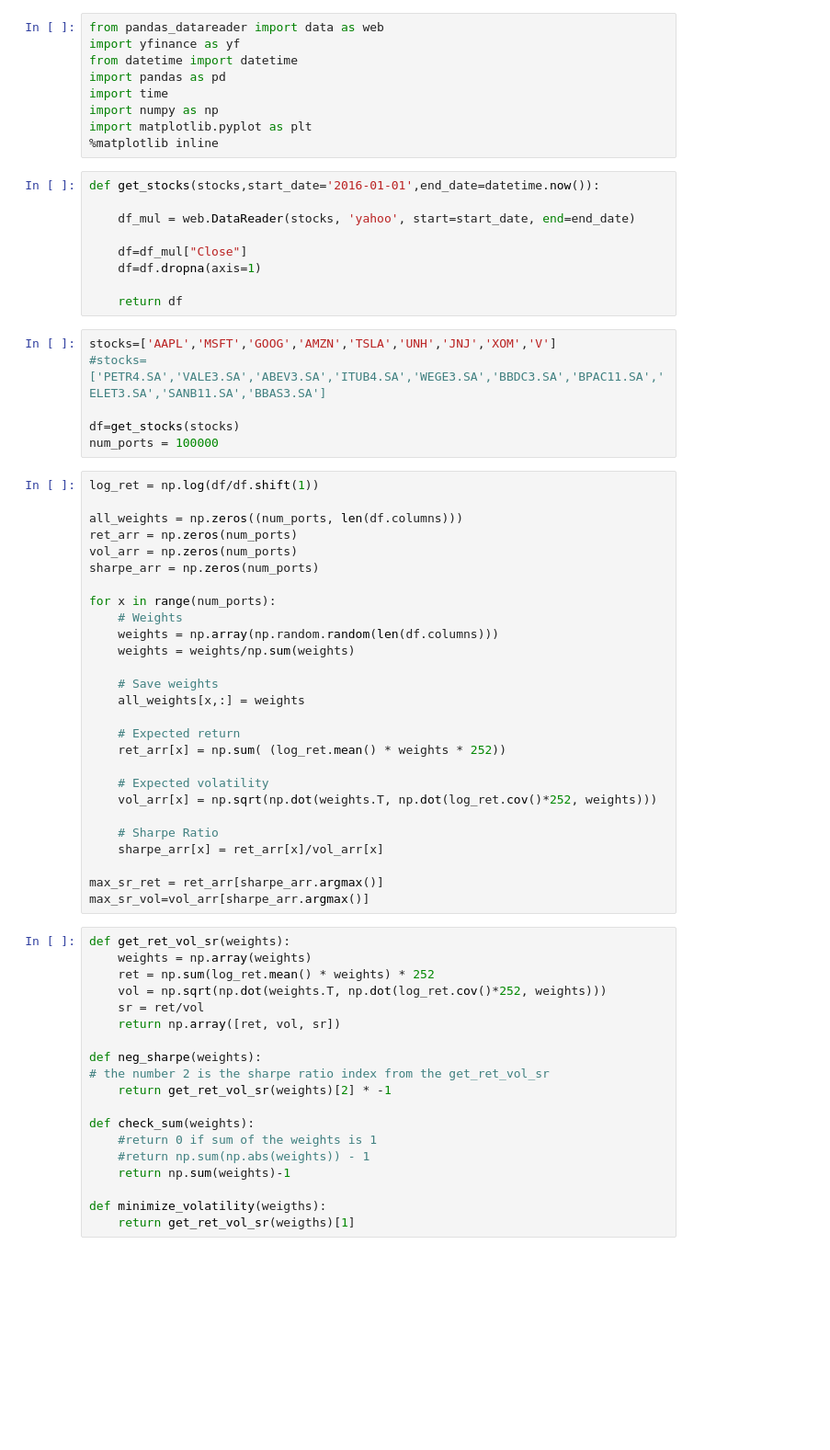
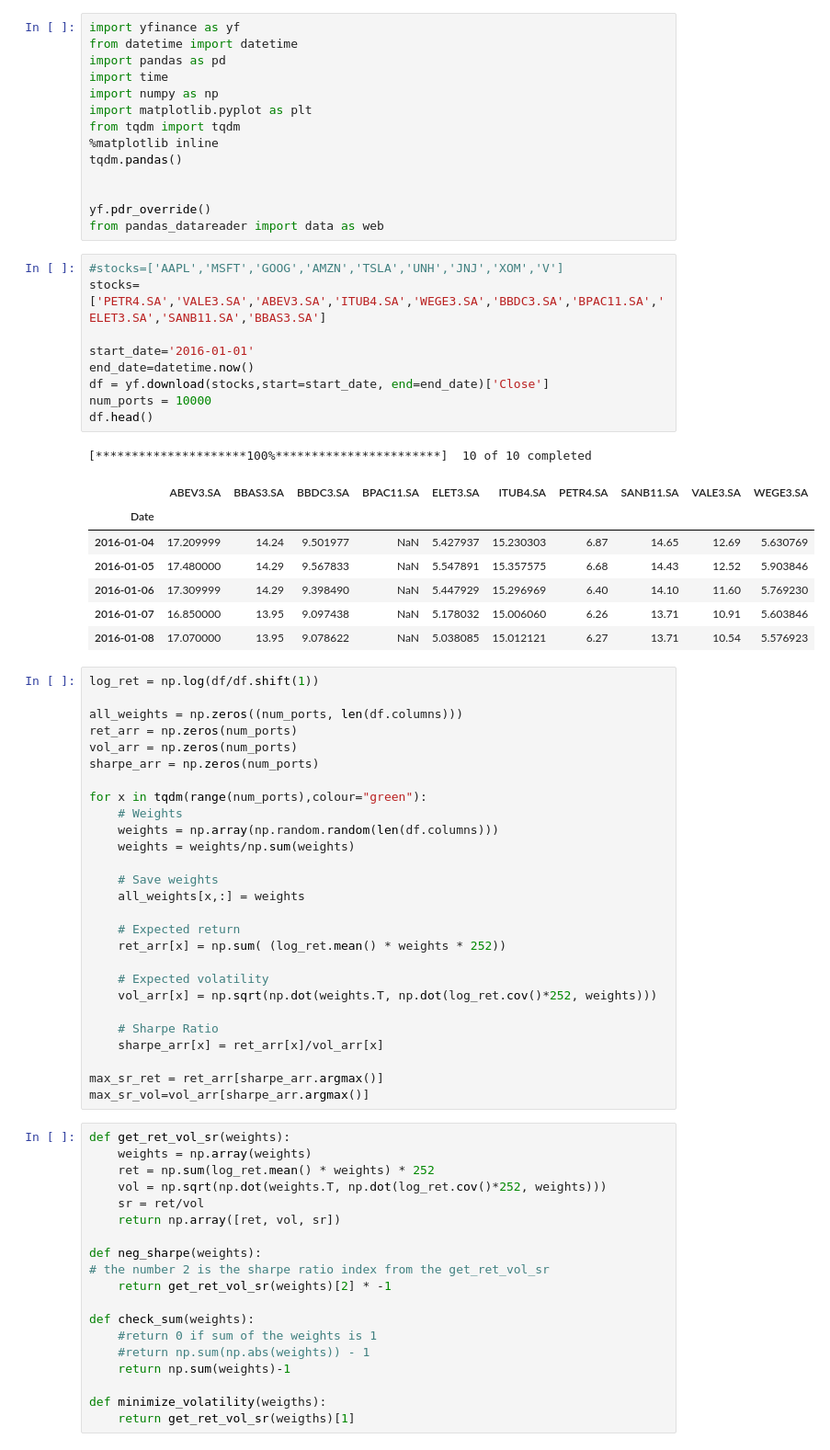
Before and after one commit to felipearb/finance, a Jupyter notebook: markowiz.ipynb, the cells around one changed output. Shown: that part at 92% size. Drawn from its saved outputs; the diff is of its cells as text; blank space fills up the shorter version.

```diff
--- a/markowiz.ipynb
+++ b/markowiz.ipynb
@@ -1,27 +1,35 @@
 # %%
-from pandas_datareader import data as web
 import yfinance as yf
 from datetime import datetime
 import pandas as pd
 import time
 import numpy as np
 import matplotlib.pyplot as plt
+from tqdm import tqdm
 %matplotlib inline
+tqdm.pandas()
+
+
+yf.pdr_override()
+from pandas_datareader import data as web
-# %%
-def get_stocks(stocks,start_date='2016-01-01',end_date=datetime.now()):
-
-    df_mul = web.DataReader(stocks, 'yahoo', start=start_date, end=end_date)
-
-    df=df_mul["Close"]
-    df=df.dropna(axis=1)
-
-    return df
 # %%
-stocks=['AAPL','MSFT','GOOG','AMZN','TSLA','UNH','JNJ','XOM','V']
-#stocks=['PETR4.SA','VALE3.SA','ABEV3.SA','ITUB4.SA','WEGE3.SA','BBDC3.SA','BPAC11.SA','ELET3.SA','SANB11.SA','BBAS3.SA']
+#stocks=['AAPL','MSFT','GOOG','AMZN','TSLA','UNH','JNJ','XOM','V']
+stocks=['PETR4.SA','VALE3.SA','ABEV3.SA','ITUB4.SA','WEGE3.SA','BBDC3.SA','BPAC11.SA','ELET3.SA','SANB11.SA','BBAS3.SA']
 
-df=get_stocks(stocks)
-num_ports = 100000
+start_date='2016-01-01'
+end_date=datetime.now()
+df = yf.download(stocks,start=start_date, end=end_date)['Close']
+num_ports = 10000
+df.head()
+# %% [output]
+[*********************100%***********************]  10 of 10 completed
+|  | ABEV3.SA | BBAS3.SA | BBDC3.SA | BPAC11.SA | ELET3.SA | ITUB4.SA | PETR4.SA | SANB11.SA | VALE3.SA | WEGE3.SA |
+| Date |  |  |  |  |  |  |  |  |  |  |
+| 2016-01-04 | 17.209999 | 14.24 | 9.501977 | NaN | 5.427937 | 15.230303 | 6.87 | 14.65 | 12.69 | 5.630769 |
+| 2016-01-05 | 17.480000 | 14.29 | 9.567833 | NaN | 5.547891 | 15.357575 | 6.68 | 14.43 | 12.52 | 5.903846 |
+| 2016-01-06 | 17.309999 | 14.29 | 9.398490 | NaN | 5.447929 | 15.296969 | 6.40 | 14.10 | 11.60 | 5.769230 |
+| 2016-01-07 | 16.850000 | 13.95 | 9.097438 | NaN | 5.178032 | 15.006060 | 6.26 | 13.71 | 10.91 | 5.603846 |
+| 2016-01-08 | 17.070000 | 13.95 | 9.078622 | NaN | 5.038085 | 15.012121 | 6.27 | 13.71 | 10.54 | 5.576923 |
 # %%
 log_ret = np.log(df/df.shift(1))
 
@@ -30,7 +38,7 @@ ret_arr = np.zeros(num_ports)
 vol_arr = np.zeros(num_ports)
 sharpe_arr = np.zeros(num_ports)
 
-for x in range(num_ports):
+for x in tqdm(range(num_ports),colour="green"):
     # Weights
     weights = np.array(np.random.random(len(df.columns)))
     weights = weights/np.sum(weights)
```
Also changed, not shown: parts of 6 cells of this notebook.
